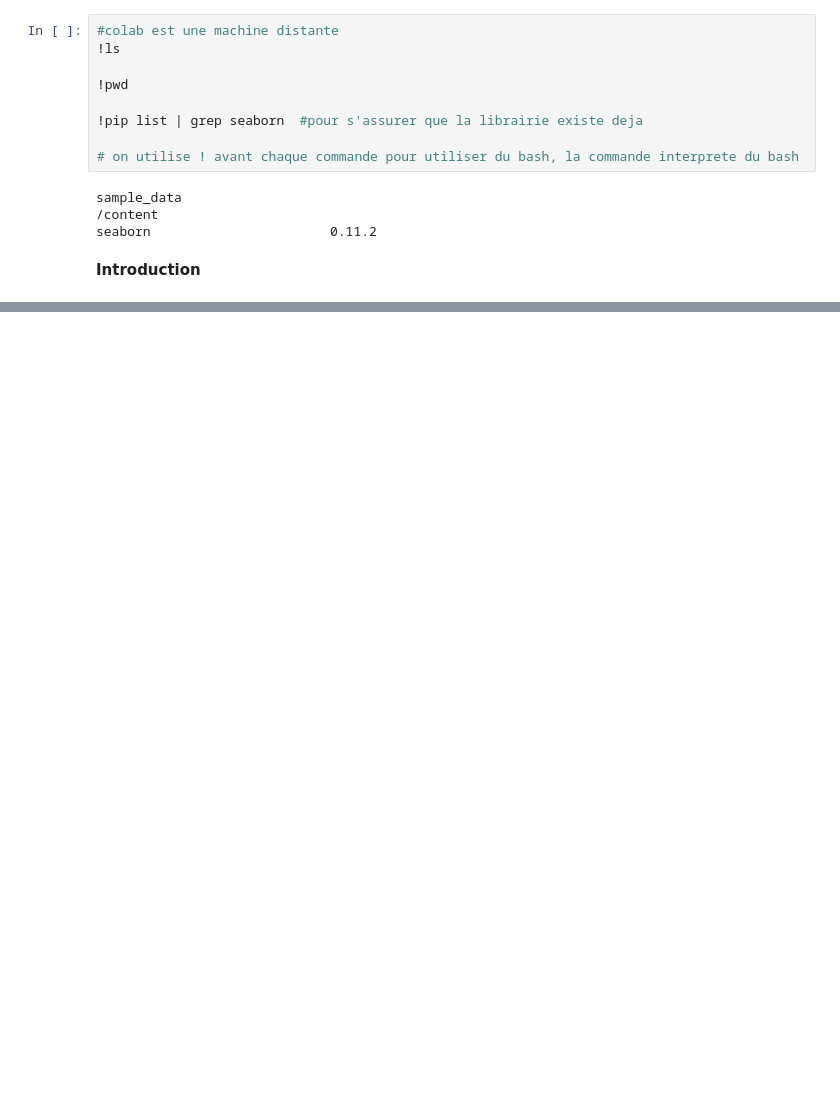
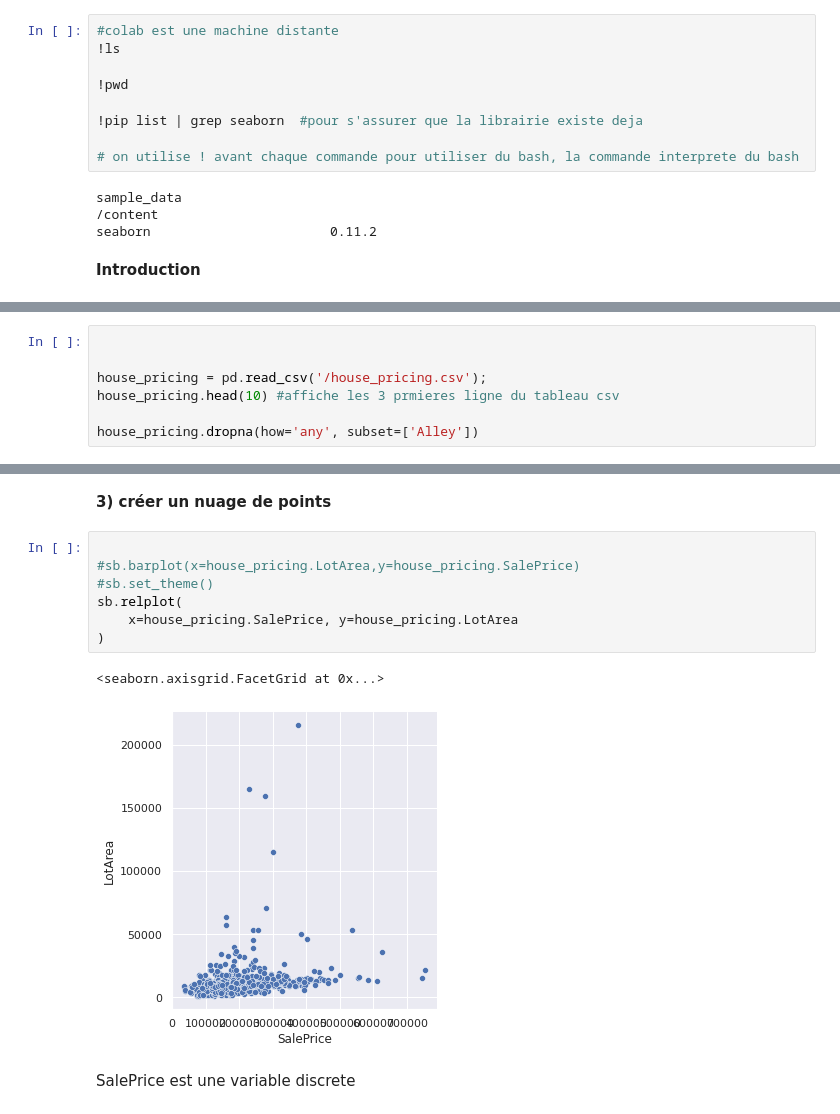
Before and after one commit to LamaElkhouk/pythonh3hitema, a Jupyter notebook: introduction_analyse_données.ipynb, the cells around one changed output, grey strips where cells are left out. Saved outputs shown, nothing was run; the diff lists cells and outputs as text; blank space fills up the shorter version.

Commit message:
visualisation des données

```diff
--- a/introduction_analyse_données.ipynb
+++ b/introduction_analyse_données.ipynb
@@ -54,0 +102,7 @@ ar = np.array(tab)
+# %%
+
+
+house_pricing = pd.read_csv('/house_pricing.csv');
+house_pricing.head(10) #affiche les 3 prmieres ligne du tableau csv
+
+house_pricing.dropna(how='any', subset=['Alley'])
@@ -54,0 +135,14 @@ ar = np.array(tab)
+# %% [markdown]
+**3) créer un nuage de points**
+# %%
+
+#sb.barplot(x=house_pricing.LotArea,y=house_pricing.SalePrice)
+#sb.set_theme()
+sb.relplot(
+    x=house_pricing.SalePrice, y=house_pricing.LotArea
+)
+# %% [output]
+<seaborn.axisgrid.FacetGrid at 0x...>
+[figure, added]
+# %% [markdown]
+SalePrice est une variable discrete
```
Also changed, not shown: parts of 6 cells of this notebook.
